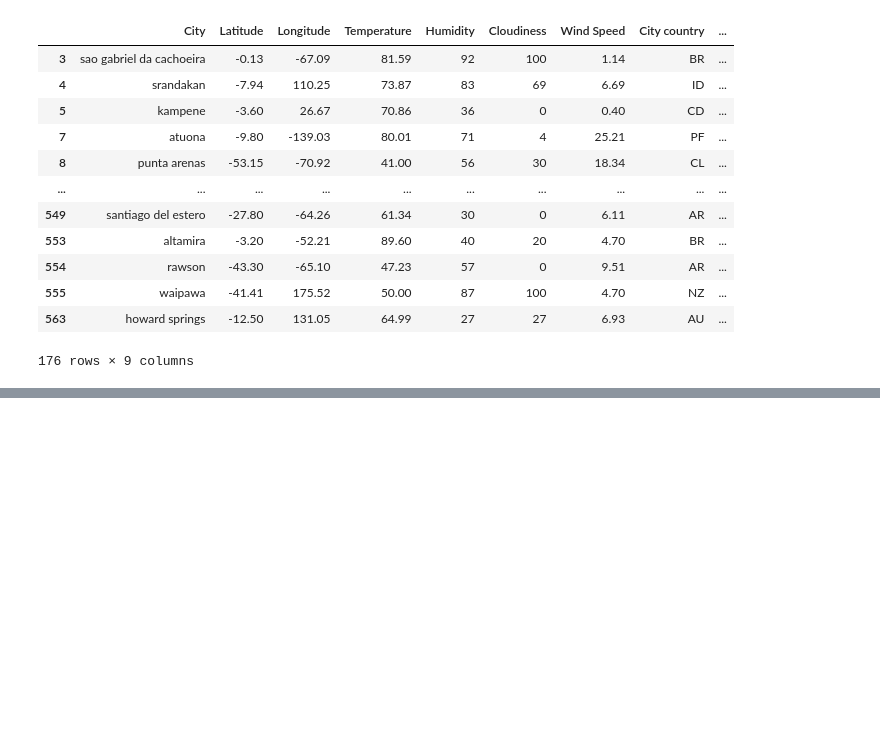
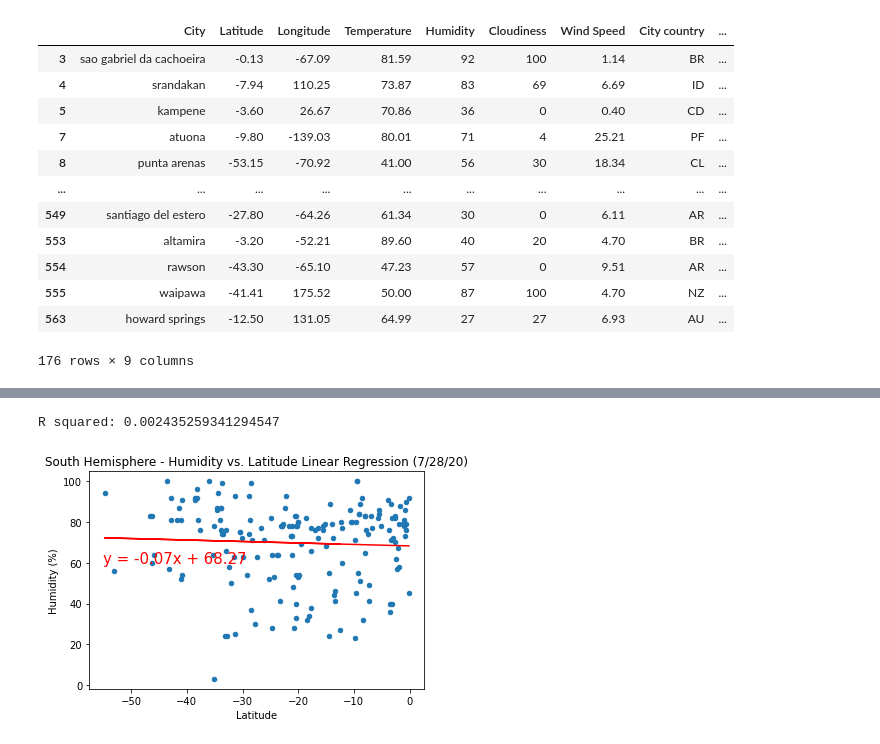
Before and after one commit to siekmeierpaul/python-api-challenge, a Jupyter notebook: WeatherPy/WeatherPy.ipynb, the cells around one changed output, grey strips where cells are left out. Saved outputs shown, nothing was run; the diff lists cells and outputs as text; code cells hidden in the pictures; blank space fills up the shorter version.

```diff
--- a/WeatherPy/WeatherPy.ipynb
+++ b/WeatherPy/WeatherPy.ipynb
@@ -227,0 +296,28 @@ fig.savefig('output_data/LatitudeVTemperatureForSouthHem.png')
+# %%
+x_values = south_hem_df['Latitude']
+y_values = south_hem_df['Humidity']
+
+# Run linear regression
+(slope, intercept, r_value, p_value, std_err) = linregress(x_values, y_values)
+regress_values = x_values * slope + intercept
+line_eq = "y = " + str(round(slope,2)) + "x + " + str(round(intercept,2))
+
+# Plot scatter plot
+plot = south_hem_df.plot.scatter(x='Latitude', y='Humidity')
+
+# Plot regression line
+plt.plot(x_values,regress_values,"r-")
+plt.annotate(line_eq,(-55,60),fontsize=15,color="red")
+
+plt.title('South Hemisphere - Humidity vs. Latitude Linear Regression (7/28/20)')
+plt.ylabel('Humidity (%)')
+
+# Print r square value
+print(f"R squared: {r_value**2}")
+
+plt.show()
+fig = plot.get_figure()
+fig.savefig('output_data/LatitudeVHumidityForSouthHem.png')
+# %% [output]
+R squared: 0.002435259341294547
+[figure, added]
```
Also changed, not shown: parts of 8 cells of this notebook, 9 other files.
